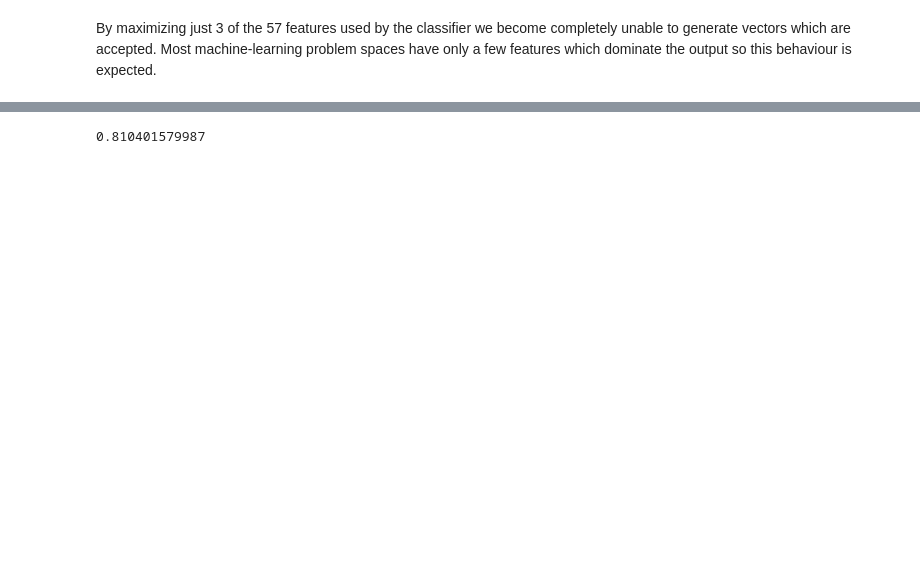
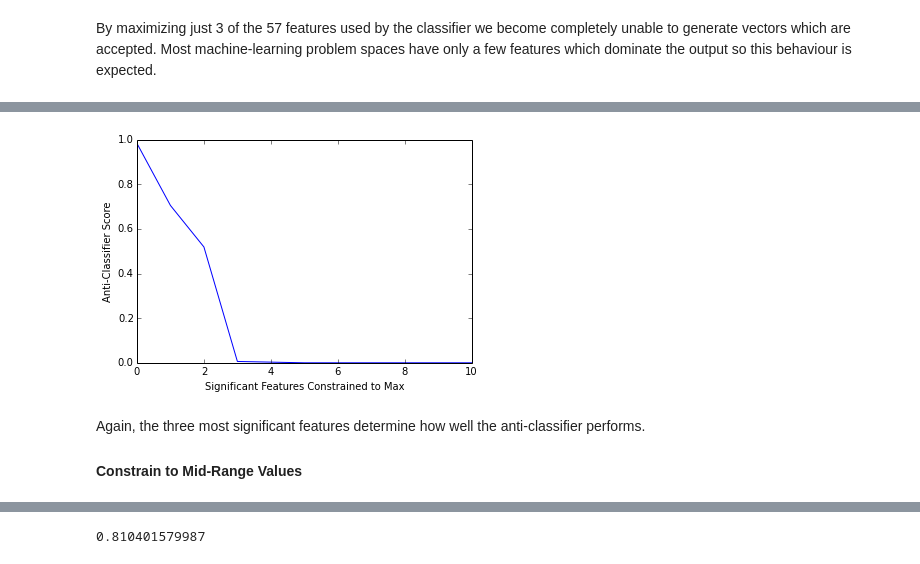
Before and after one commit to mfournierca/beating-classifiers, a Jupyter notebook: beating-classifiers.ipynb, the cells around one changed output, grey strips where cells are left out. Cells and saved outputs as stored; diff of their text form; code cells hidden in the pictures; blank space fills up the shorter version.

```diff
--- a/beating-classifiers.ipynb
+++ b/beating-classifiers.ipynb
@@ -300,0 +357,3 @@ By maximizing just 3 of the 57 features used by the classifier we become complet
+# %%
+svm_perf_max = evaluate.evaluate(svm, constrain="max")
+svm_perf_max.head(10)
@@ -300,0 +372,11 @@ By maximizing just 3 of the 57 features used by the classifier we become complet
+# %%
+plt.plot(svm_perf_max["significant_features_constrained"], svm_perf_max["anticlassifier_score"])
+plt.xlabel("Significant Features Constrained to Max")
+plt.ylabel("Anti-Classifier Score")
+plt.show()
+# %% [output]
+[figure, added]
+# %% [markdown]
+Again, the three most significant features determine how well the anti-classifier performs.
+
+#### Constrain to Mid-Range Values
```
Also changed, not shown: parts of 32 cells of this notebook.
